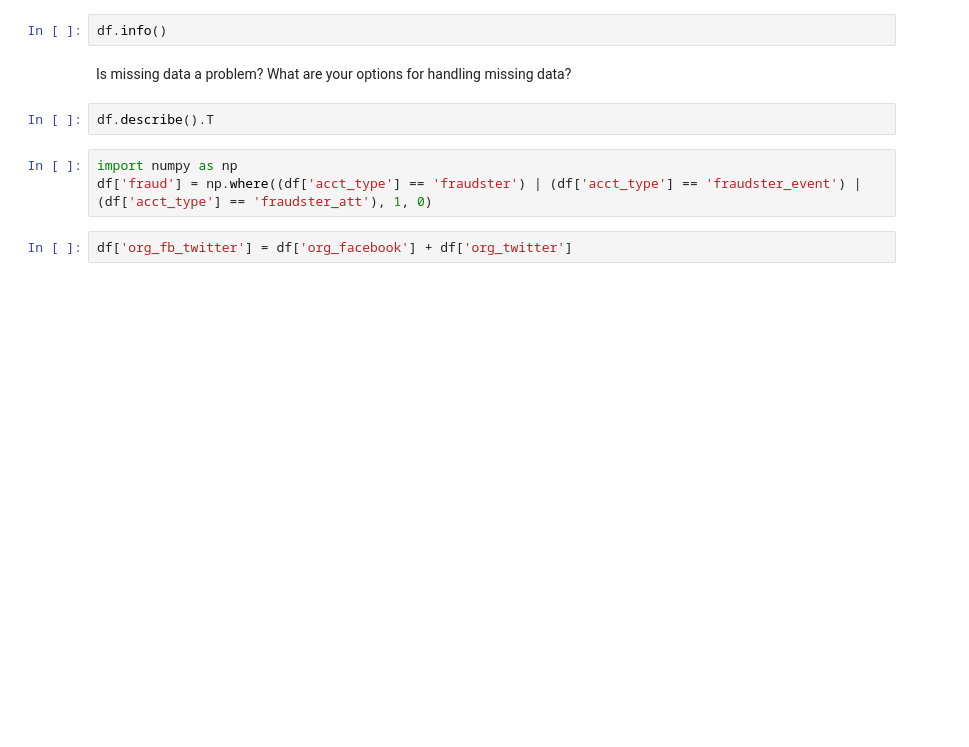
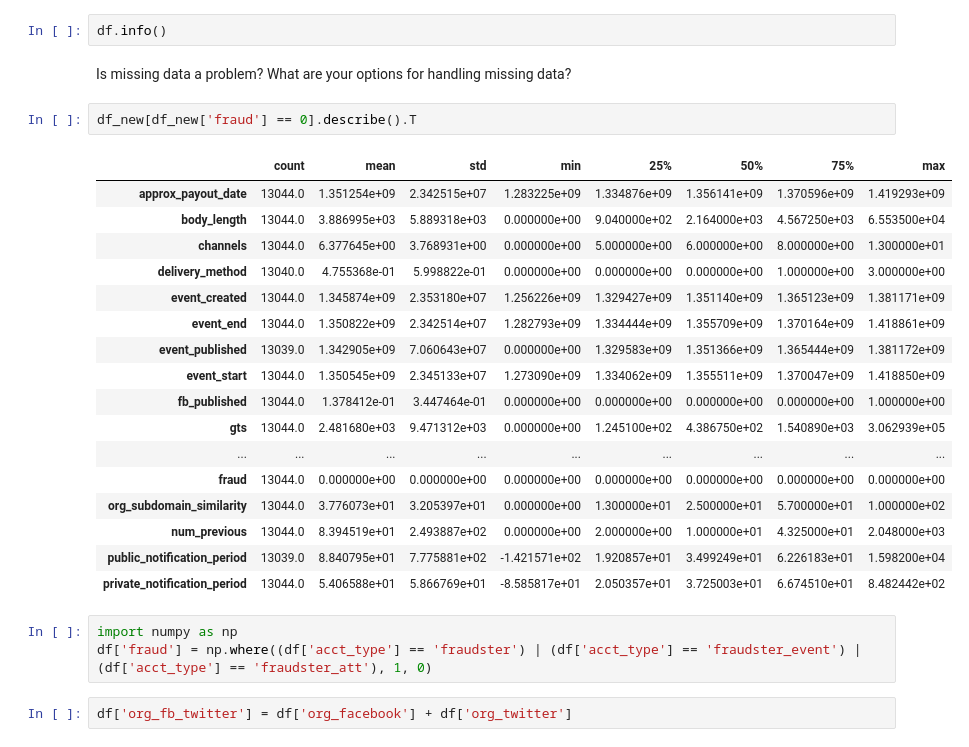
Before and after one commit to jlan84/fraud-detection, a Jupyter notebook: mw_FraudCaseStudyOverview.ipynb, the cells around one changed output. Drawn from its saved outputs; the diff is of its cells as text; blank space fills up the shorter version.

```diff
--- a/mw_FraudCaseStudyOverview.ipynb
+++ b/mw_FraudCaseStudyOverview.ipynb
@@ -103,8 +103,26 @@ Name: acct_type, dtype: int64
 df.info()
 # %% [markdown]
 Is missing data a problem?  What are your options for handling missing data?
-# %%
-df.describe().T
+# %%
+df_new[df_new['fraud'] == 0].describe().T
+# %% [output]
+|  | count | mean | std | min | 25% | 50% | 75% | max |
+| approx_payout_date | 13044.0 | 1.351254e+09 | 2.342515e+07 | 1.283225e+09 | 1.334876e+09 | 1.356141e+09 | 1.370596e+09 | 1.419293e+09 |
+| body_length | 13044.0 | 3.886995e+03 | 5.889318e+03 | 0.000000e+00 | 9.040000e+02 | 2.164000e+03 | 4.567250e+03 | 6.553500e+04 |
+| channels | 13044.0 | 6.377645e+00 | 3.768931e+00 | 0.000000e+00 | 5.000000e+00 | 6.000000e+00 | 8.000000e+00 | 1.300000e+01 |
+| delivery_method | 13040.0 | 4.755368e-01 | 5.998822e-01 | 0.000000e+00 | 0.000000e+00 | 0.000000e+00 | 1.000000e+00 | 3.000000e+00 |
+| event_created | 13044.0 | 1.345874e+09 | 2.353180e+07 | 1.256226e+09 | 1.329427e+09 | 1.351140e+09 | 1.365123e+09 | 1.381171e+09 |
+| event_end | 13044.0 | 1.350822e+09 | 2.342514e+07 | 1.282793e+09 | 1.334444e+09 | 1.355709e+09 | 1.370164e+09 | 1.418861e+09 |
+| event_published | 13039.0 | 1.342905e+09 | 7.060643e+07 | 0.000000e+00 | 1.329583e+09 | 1.351366e+09 | 1.365444e+09 | 1.381172e+09 |
+| event_start | 13044.0 | 1.350545e+09 | 2.345133e+07 | 1.273090e+09 | 1.334062e+09 | 1.355511e+09 | 1.370047e+09 | 1.418850e+09 |
+| fb_published | 13044.0 | 1.378412e-01 | 3.447464e-01 | 0.000000e+00 | 0.000000e+00 | 0.000000e+00 | 0.000000e+00 | 1.000000e+00 |
+| gts | 13044.0 | 2.481680e+03 | 9.471312e+03 | 0.000000e+00 | 1.245100e+02 | 4.386750e+02 | 1.540890e+03 | 3.062939e+05 |
+| ... | ... | ... | ... | ... | ... | ... | ... | ... |
+| fraud | 13044.0 | 0.000000e+00 | 0.000000e+00 | 0.000000e+00 | 0.000000e+00 | 0.000000e+00 | 0.000000e+00 | 0.000000e+00 |
+| org_subdomain_similarity | 13044.0 | 3.776073e+01 | 3.205397e+01 | 0.000000e+00 | 1.300000e+01 | 2.500000e+01 | 5.700000e+01 | 1.000000e+02 |
+| num_previous | 13044.0 | 8.394519e+01 | 2.493887e+02 | 0.000000e+00 | 2.000000e+00 | 1.000000e+01 | 4.325000e+01 | 2.048000e+03 |
+| public_notification_period | 13039.0 | 8.840795e+01 | 7.775881e+02 | -1.421571e+02 | 1.920857e+01 | 3.499249e+01 | 6.226183e+01 | 1.598200e+04 |
+| private_notification_period | 13044.0 | 5.406588e+01 | 5.866769e+01 | -8.585817e+01 | 2.050357e+01 | 3.725003e+01 | 6.674510e+01 | 8.482442e+02 |
 # %%
 import numpy as np
 df['fraud'] = np.where((df['acct_type'] == 'fraudster') | (df['acct_type'] == 'fraudster_event') | (df['acct_type'] == 'fraudster_att'), 1, 0)
```
Also changed, not shown: parts of 1 cell of this notebook, 6 other files.
